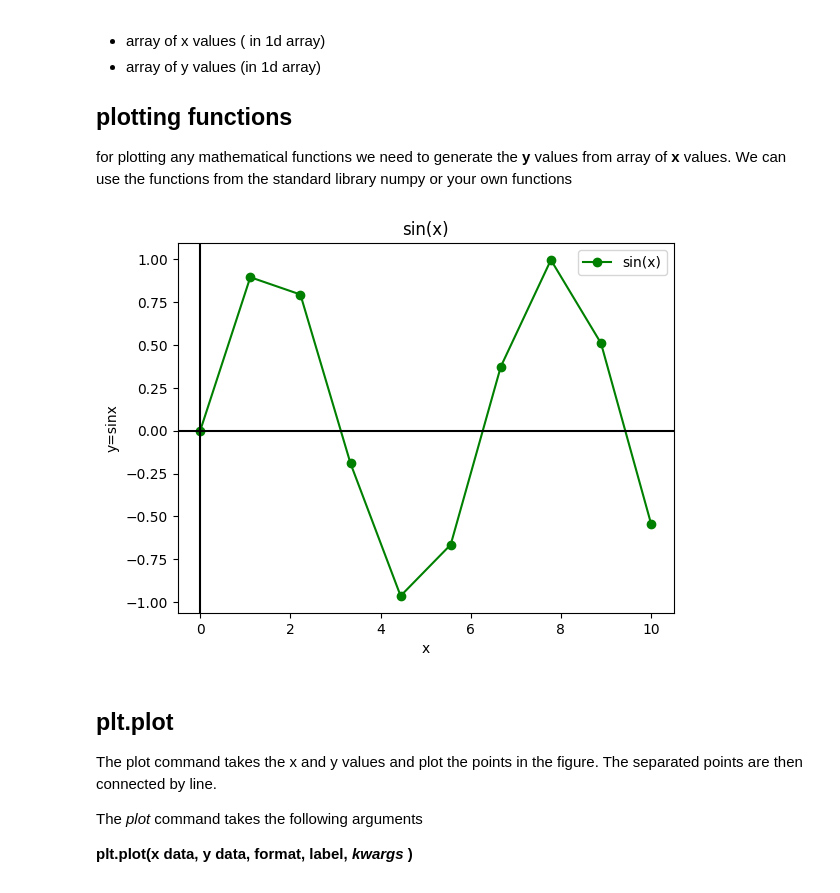
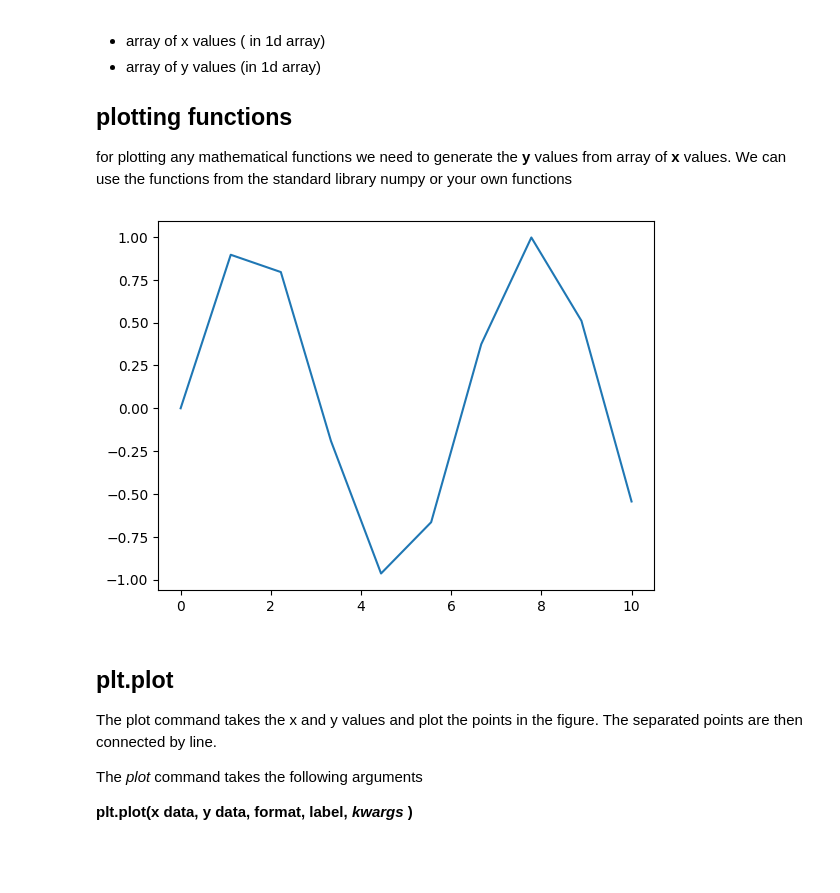
Before and after one commit to Feymankamal/python_basics, a Jupyter notebook: python_basics.ipynb, the cells around one changed output. Cells and saved outputs as stored; diff of their text form; code cells hidden in the pictures; blank space fills up the shorter version.

```diff
--- a/python_basics.ipynb
+++ b/python_basics.ipynb
@@ -385,18 +420,18 @@ for plotting any mathematical functions we need to generate the **y** values fro
 # %%
 import matplotlib.pyplot as plt
 import numpy as np
 x=np.linspace(0,10,10)  # creating x array
 y=np.sin(x)
-plt.plot(x,y,'go-',label='sin(x)')
-plt.xlabel('x') # label x axis
-plt.ylabel('y=sinx') #label y axis
-plt.title('sin(x)')
-plt.legend(loc='upper right')
-plt.axhline(0,color='black')
-plt.axvline(0,color='black')
+plt.plot(x,y)
+#plt.xlabel('x') # label x axis
+#plt.ylabel('y=sinx') #label y axis
+#plt.title('sin(x)')
+#plt.legend(loc='upper right')
+#plt.axhline(0,color='black')
+#plt.axvline(0,color='black')
 plt.show()
 # %% [output]
-[figure, old version]
+[figure, new version]
 # %% [markdown]
 ## plt.plot
 The plot command takes the x and y values and plot the points in the figure. The separated points are then connected by line.
```
Also changed, not shown: parts of 5 cells of this notebook.
